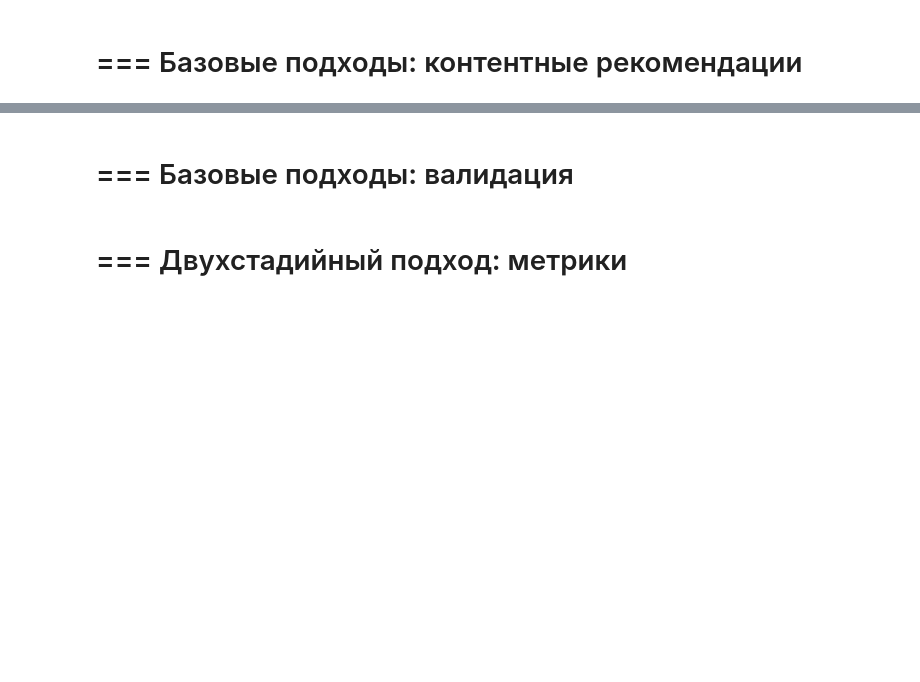
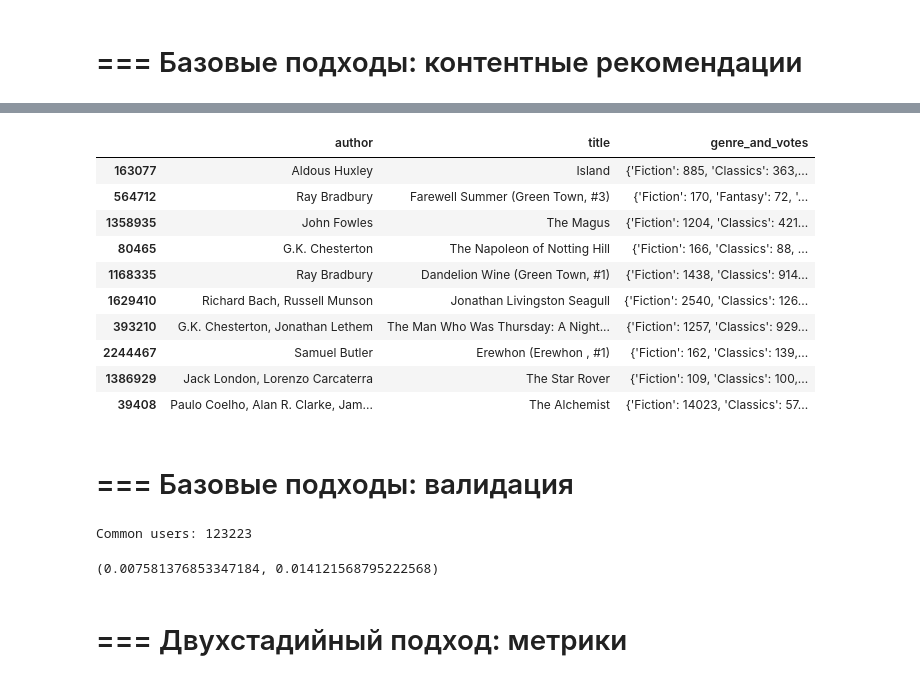
Before and after one commit to Manaam9/mle-recsys-start, a Jupyter notebook: main_offline.ipynb, the cells around one changed output, grey strips where cells are left out. Drawn from its saved outputs; the diff is of its cells as text; code cells hidden in the pictures; blank space fills up the shorter version.

```diff
--- a/main_offline.ipynb
+++ b/main_offline.ipynb
@@ -457,0 +663,10 @@ user_id: 1109853
+# %%
+items = items.sort_values(by="item_id_enc")
+all_items_genres_csr = get_item2genre_matrix(genres, items)
+# %%
+user_id = 1000010
+user_events = events_train.query("user_id == @user_id")[["item_id", "rating"]]
+user_items = items[items["item_id"].isin(user_events["item_id"])]
+
+user_items_genres_csr = get_item2genre_matrix(genres, user_items)
+user_items_genres_csr
@@ -457,0 +676,10 @@ user_id: 1109853
+# %%
+# вычислим склонность пользователя к жанрам как среднее взвешенное значение популяции на его оценки книг.
+
+# преобразуем пользовательские оценки из списка в вектор-столбец
+user_ratings = user_events["rating"].to_numpy() / 5
+user_ratings = np.expand_dims(user_ratings, axis=1)
+
+user_items_genres_weighted = user_items_genres_csr.multiply(user_ratings)
+
+user_genres_scores = np.asarray(user_items_genres_weighted.mean(axis=0))
@@ -458,2 +702,35 @@ user_id: 1109853
+# %%
+from sklearn.metrics.pairwise import cosine_similarity
+
+# вычисляем сходство между вектором пользователя и векторами по книгам
+similarity_scores = cosine_similarity(all_items_genres_csr, user_genres_scores)
+
+# преобразуем в одномерный массив
+similarity_scores = similarity_scores.flatten()
+
+# получаем индексы top-k (по убыванию значений), по сути, индексы книг (encoded)
+k = 5
+top_k_indices = np.argsort(similarity_scores)[::-1][:k]
+# %%
+top_k = 10
+
+top_k_indices = np.argsort(similarity_scores)[::-1][:top_k]
+
+selected_items = items[items["item_id_enc"].isin(top_k_indices)]
+
+with pd.option_context("max_colwidth", 100):
+    display(selected_items[["author", "title", "genre_and_votes"]])
+# %% [output]
+|  | author | title | genre_and_votes |
+| 163077 | Aldous Huxley | Island | {'Fiction': 885, 'Classics': 363,... |
+| 564712 | Ray Bradbury | Farewell Summer (Green Town, #3) | {'Fiction': 170, 'Fantasy': 72, '... |
+| 1358935 | John Fowles | The Magus | {'Fiction': 1204, 'Classics': 421... |
+| 80465 | G.K. Chesterton | The Napoleon of Notting Hill | {'Fiction': 166, 'Classics': 88, ... |
+| 1168335 | Ray Bradbury | Dandelion Wine (Green Town, #1) | {'Fiction': 1438, 'Classics': 914... |
+| 1629410 | Richard Bach, Russell Munson | Jonathan Livingston Seagull | {'Fiction': 2540, 'Classics': 126... |
+| 393210 | G.K. Chesterton, Jonathan Lethem | The Man Who Was Thursday: A Night... | {'Fiction': 1257, 'Classics': 929... |
+| 2244467 | Samuel Butler | Erewhon (Erewhon , #1) | {'Fiction': 162, 'Classics': 139,... |
+| 1386929 | Jack London, Lorenzo Carcaterra | The Star Rover | {'Fiction': 109, 'Classics': 100,... |
+| 39408 | Paulo Coelho, Alan R. Clarke, Jam... | The Alchemist | {'Fiction': 14023, 'Classics': 57... |
 # %% [markdown]
 # === Базовые подходы: валидация
@@ -459,0 +776,8 @@ user_id: 1109853
+# %%
+events_recs_for_binary_metrics = process_events_recs_for_binary_metrics(
+  events_train,
+    events_test,
+    als_recommendations,
+    top_k=5)
+# %% [output]
+Common users: 123223
@@ -460,2 +798,6 @@ user_id: 1109853
+# %%
+compute_cls_metrics(events_recs_for_binary_metrics)
+# %% [output]
+(0.007581376853347184, 0.014121568795222568)
 # %% [markdown]
 # === Двухстадийный подход: метрики
```
Also changed, not shown: parts of 29 cells of this notebook, 1 other file.
